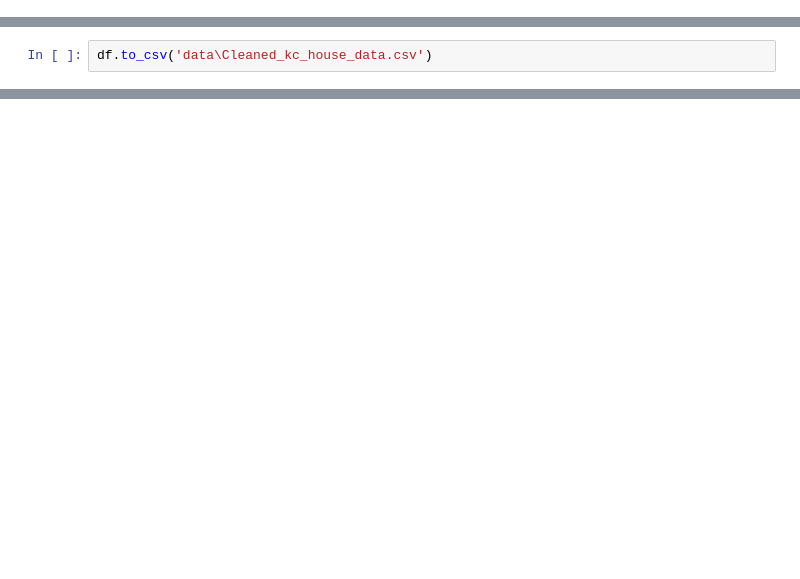
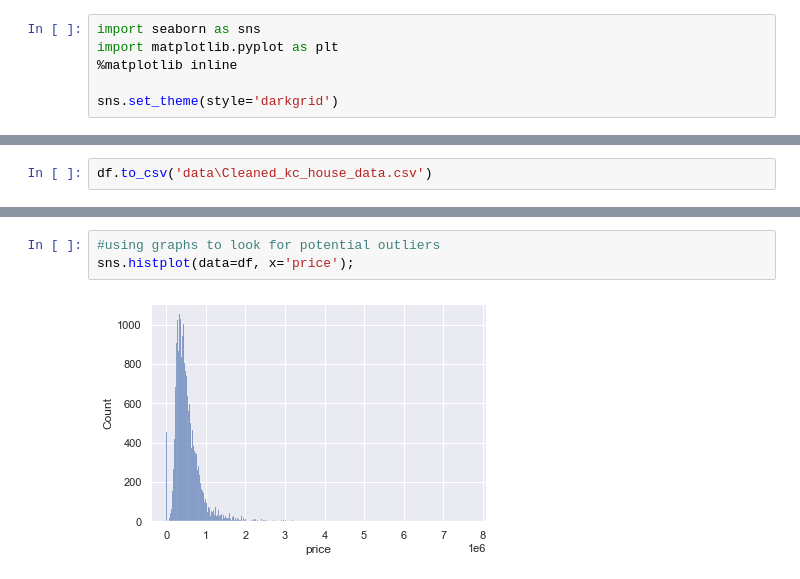
Before and after one commit to Deric-Williamson/house-sales-regression-model, a Jupyter notebook: Data_Cleaning.ipynb, the cells around one changed output, grey strips where cells are left out. Drawn from its saved outputs; the diff is of its cells as text; blank space fills up the shorter version.

```diff
--- a/Data_Cleaning.ipynb
+++ b/Data_Cleaning.ipynb
@@ -1,6 +5,12 @@
 # %%
 import pandas as pd
 import numpy as np
+# %%
+import seaborn as sns
+import matplotlib.pyplot as plt
+%matplotlib inline
+
+sns.set_theme(style='darkgrid')
 # %%
 #importing csv to dataframe
 df = pd.read_csv('data\kc_house_data.csv')
@@ -40,0 +115,5 @@ df.head()
+# %%
+#using graphs to look for potential outliers
+sns.histplot(data=df, x='price');
+# %% [output]
+[figure, added]
```
Also changed, not shown: parts of 74 cells of this notebook, 1 other file.
